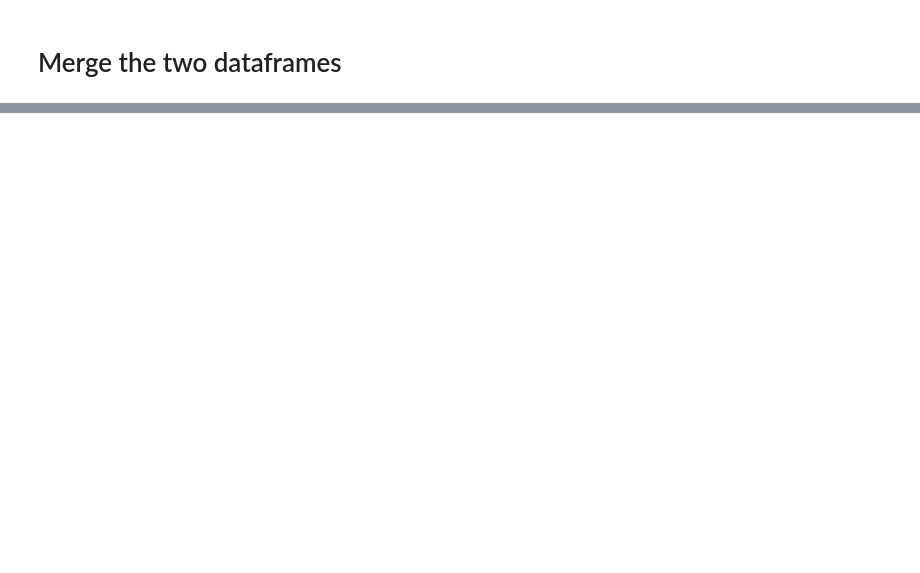
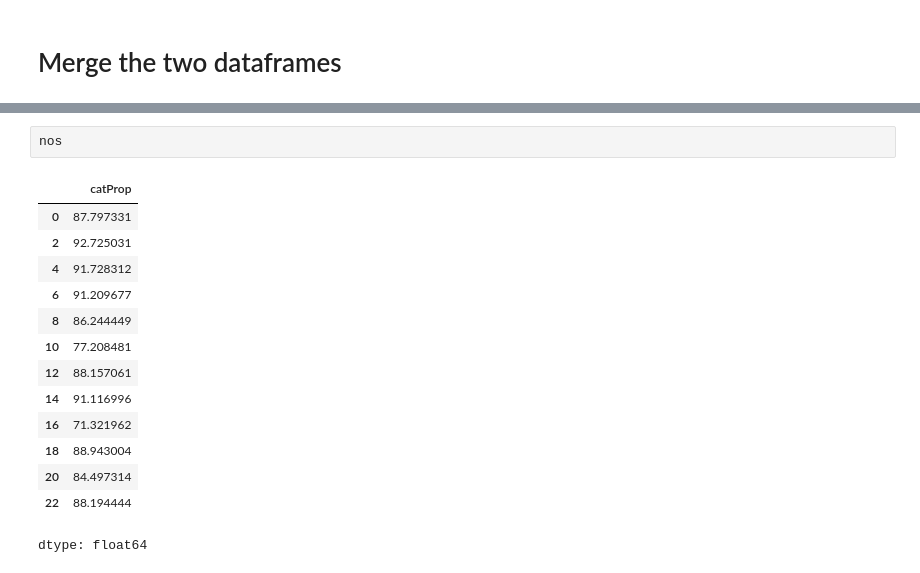
Before and after one commit to TwoManyHands/Algorithms, a Jupyter notebook: bank_2.ipynb, the cells around one changed output, grey strips where cells are left out. Saved outputs shown, nothing was run; the diff lists cells and outputs as text; blank space fills up the shorter version.

```diff
--- a/bank_2.ipynb
+++ b/bank_2.ipynb
@@ -65,0 +112,17 @@ dfy
+# %%
+nos
+# %% [output]
+|  | catProp |
+| 0 | 87.797331 |
+| 2 | 92.725031 |
+| 4 | 91.728312 |
+| 6 | 91.209677 |
+| 8 | 86.244449 |
+| 10 | 77.208481 |
+| 12 | 88.157061 |
+| 14 | 91.116996 |
+| 16 | 71.321962 |
+| 18 | 88.943004 |
+| 20 | 84.497314 |
+| 22 | 88.194444 |
+dtype: float64
```
Also changed, not shown: parts of 23 cells of this notebook.
